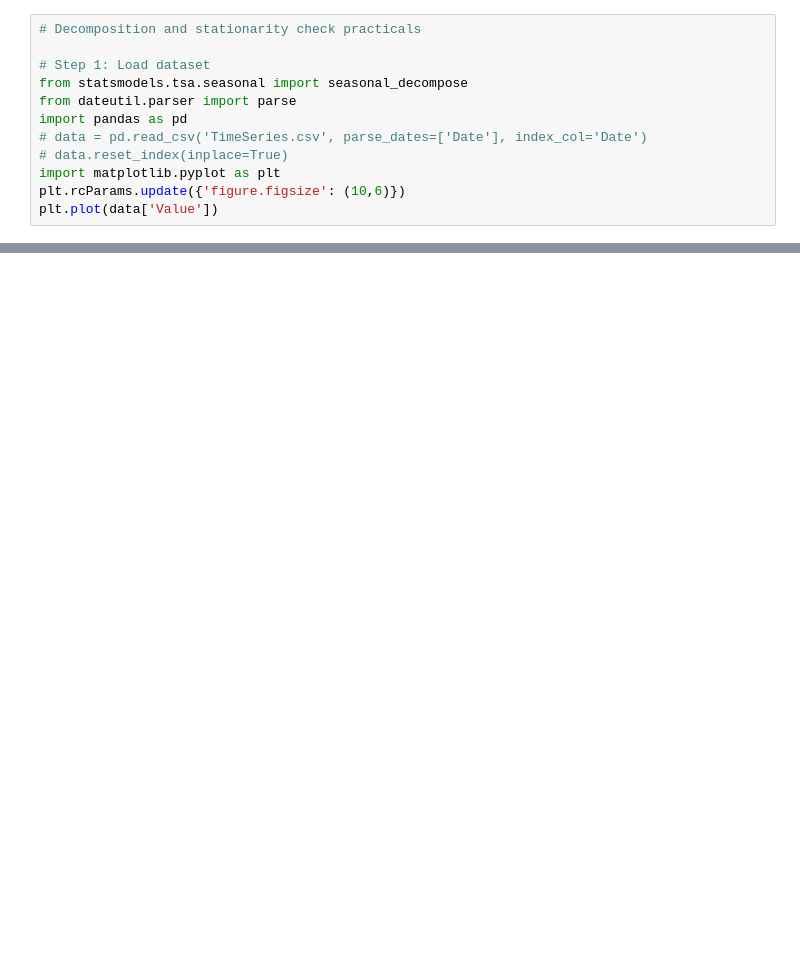
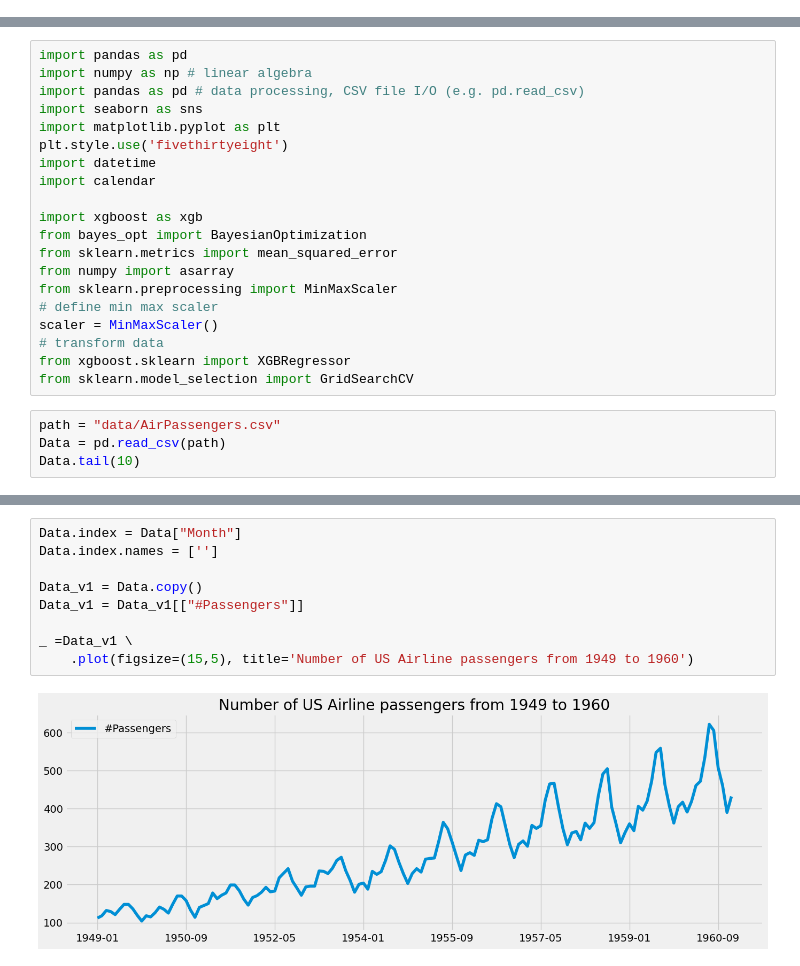
Before and after one commit to mjgrav2001/PredictiveAnalytics, a Jupyter notebook: Week5/XGBoost_for_TimeSeries.ipynb, the cells around one changed output, grey strips where cells are left out. Cells and saved outputs as stored; diff of their text form; blank space fills up the shorter version.

```diff
--- a/Week5/XGBoost_for_TimeSeries.ipynb
+++ b/Week5/XGBoost_for_TimeSeries.ipynb
@@ -73,12 +0,0 @@ plt.show()
-# %%
-# Decomposition and stationarity check practicals
-
-# Step 1: Load dataset
-from statsmodels.tsa.seasonal import seasonal_decompose
-from dateutil.parser import parse
-import pandas as pd
-# data = pd.read_csv('TimeSeries.csv', parse_dates=['Date'], index_col='Date')
-# data.reset_index(inplace=True)
-import matplotlib.pyplot as plt
-plt.rcParams.update({'figure.figsize': (10,6)})
-plt.plot(data['Value'])
@@ -282,0 +16,24 @@ print(mae, rmse)
+# %%
+import pandas as pd
+import numpy as np # linear algebra
+import pandas as pd # data processing, CSV file I/O (e.g. pd.read_csv)
+import seaborn as sns
+import matplotlib.pyplot as plt
+plt.style.use('fivethirtyeight')
+import datetime
+import calendar
+
+import xgboost as xgb
+from bayes_opt import BayesianOptimization
+from sklearn.metrics import mean_squared_error
+from numpy import asarray
+from sklearn.preprocessing import MinMaxScaler
+# define min max scaler
+scaler = MinMaxScaler()
+# transform data
+from xgboost.sklearn import XGBRegressor
+from sklearn.model_selection import GridSearchCV
+# %%
+path = "data/AirPassengers.csv"
+Data = pd.read_csv(path)
+Data.tail(10)
@@ -282,0 +52,11 @@ print(mae, rmse)
+# %%
+Data.index = Data["Month"]
+Data.index.names = ['']
+
+Data_v1 = Data.copy()
+Data_v1 = Data_v1[["#Passengers"]]
+
+_ =Data_v1 \
+    .plot(figsize=(15,5), title='Number of US Airline passengers from 1949 to 1960')
+# %% [output]
+[figure, added]
```
Also changed, not shown: parts of 46 cells of this notebook, 1 other file.
